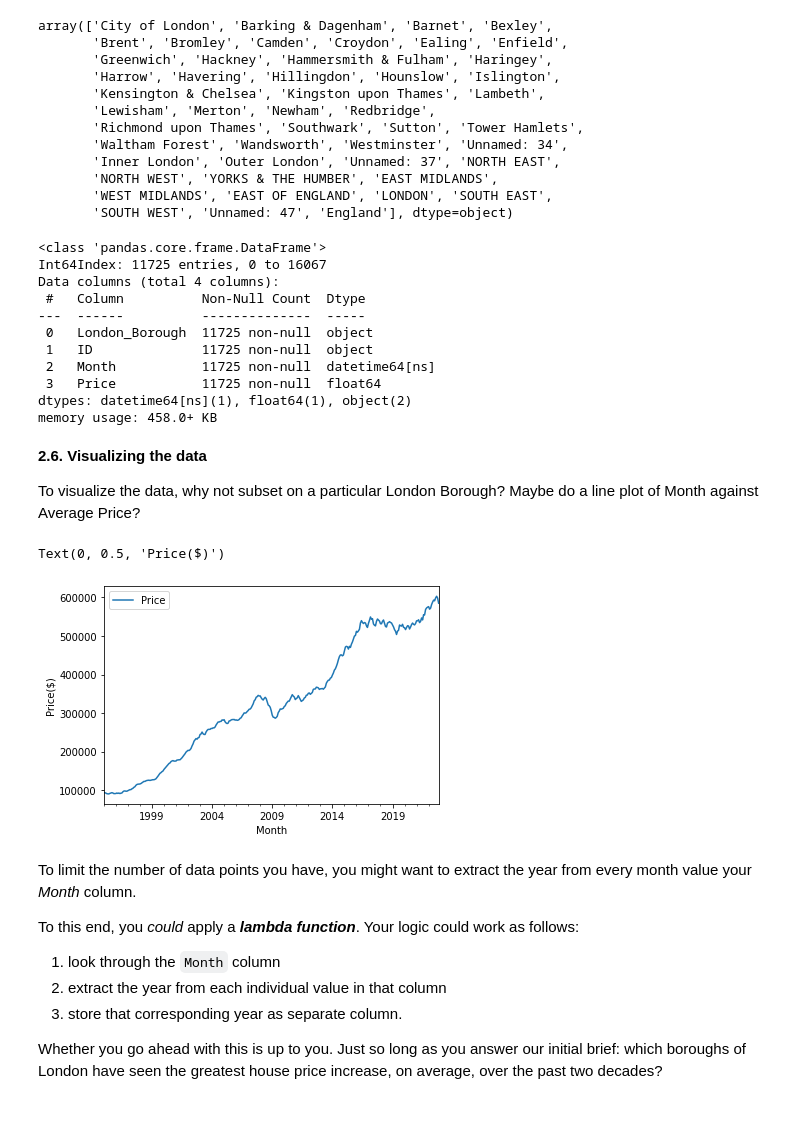
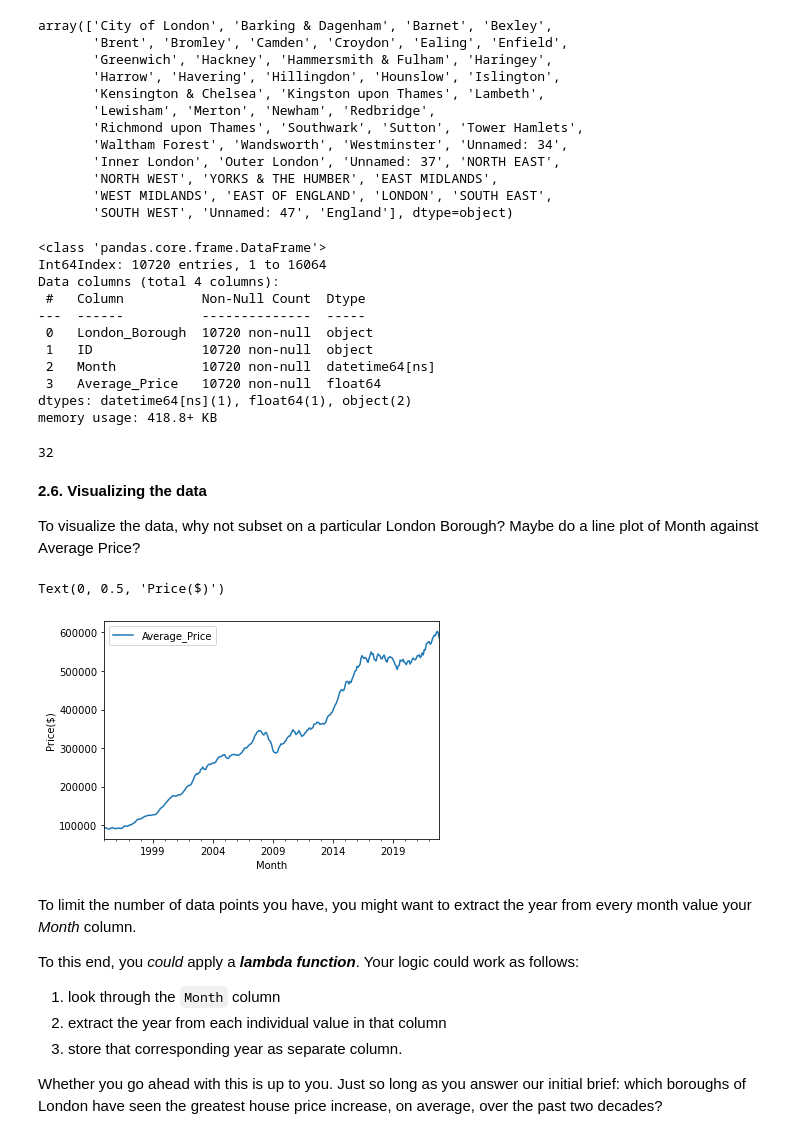
Before and after one commit to demiroz/Springboard, a Jupyter notebook: [Demiroz] Unit_4_Challenge_Tier_3.ipynb, the cells around one changed output. Saved outputs shown, nothing was run; the diff lists cells and outputs as text; code cells hidden in the pictures.

```diff
--- a/[Demiroz] Unit_4_Challenge_Tier_3.ipynb
+++ b/[Demiroz] Unit_4_Challenge_Tier_3.ipynb
@@ -180,7 +228,7 @@ You might need to **melt** your DataFrame here.
 # %% [markdown]
 Remember to make sure your column data types are all correct. Average prices, for example, should be floating point numbers...
 # %%
-clean_properties= properties_T.melt(id_vars=['London_Borough','ID'], var_name='Month', value_name='Price')
+clean_properties= properties_T.melt(id_vars=['London_Borough','ID'], var_name='Month', value_name='Average_Price')
 # %%
 clean_properties.head()
 # %% [output]
@@ -205,7 +253,7 @@ Data columns (total 4 columns):
 dtypes: datetime64[ns](1), object(3)
 memory usage: 502.6+ KB
 # %%
-clean_properties['Price']=clean_properties['Price'].astype(float)
+clean_properties['Average_Price']=clean_properties['Average_Price'].astype(float)
 # %%
 clean_properties.info()
 # %% [output]
@@ -242,23 +294,27 @@ array(['City of London', 'Barking & Dagenham', 'Barnet', 'Bexley',
        'WEST MIDLANDS', 'EAST OF ENGLAND', 'LONDON', 'SOUTH EAST',
        'SOUTH WEST', 'Unnamed: 47', 'England'], dtype=object)
 # %%
-not_London_Boroughs = ['Unnamed: 34', 'Unnamed: 37', 'NORTH EAST', 'NORTH WEST', 'YORKS & THE HUMBER', 'EAST MIDLANDS', 'WEST MIDLANDS', 'EAST OF ENGLAND', 'LONDON', 'SOUTH EAST', 'SOUTH WEST', 'Unnamed: 47', 'England']
+not_London_Boroughs = ['City of London','Unnamed: 34', 'Inner London', 'Outer London', 'Unnamed: 37', 'NORTH EAST', 'NORTH WEST', 'YORKS & THE HUMBER', 'EAST MIDLANDS', 'WEST MIDLANDS', 'EAST OF ENGLAND', 'LONDON', 'SOUTH EAST', 'SOUTH WEST', 'Unnamed: 47', 'England']
 # %%
 clean_properties = clean_properties[~clean_properties['London_Borough'].isin(not_London_Boroughs)]
 # %%
 clean_properties.info()
 # %% [output]
 <class 'pandas.core.frame.DataFrame'>
-Int64Index: 11725 entries, 0 to 16067
+Int64Index: 10720 entries, 1 to 16064
 Data columns (total 4 columns):
  #   Column          Non-Null Count  Dtype
 ---  ------          --------------  -----
- 0   London_Borough  11725 non-null  object
- 1   ID              11725 non-null  object
- 2   Month           11725 non-null  datetime64[ns]
- 3   Price           11725 non-null  float64
+ 0   London_Borough  10720 non-null  object
+ 1   ID              10720 non-null  object
+ 2   Month           10720 non-null  datetime64[ns]
+ 3   Average_Price   10720 non-null  float64
 dtypes: datetime64[ns](1), float64(1), object(2)
-memory usage: 458.0+ KB
+memory usage: 418.8+ KB
+# %%
+len(clean_properties['London_Borough'].unique())
+# %% [output]
+32
 # %%
 df= clean_properties
 # %% [markdown]
@@ -268,11 +324,11 @@ To visualize the data, why not subset on a particular London Borough? Maybe do a
 # %%
 barnet_prices =df[df['London_Borough'] == 'Barnet']
 # %%
-ax=barnet_prices.plot(kind='line', x='Month', y='Price')
+ax=barnet_prices.plot(kind='line', x='Month', y='Average_Price')
 ax.set_ylabel('Price($)')
 # %% [output]
 Text(0, 0.5, 'Price($)')
-[figure, old version]
+[figure, new version]
 # %% [markdown]
 To limit the number of data points you have, you might want to extract the year from every month value your *Month* column.
 
```
Also changed, not shown: parts of 26 cells of this notebook.
